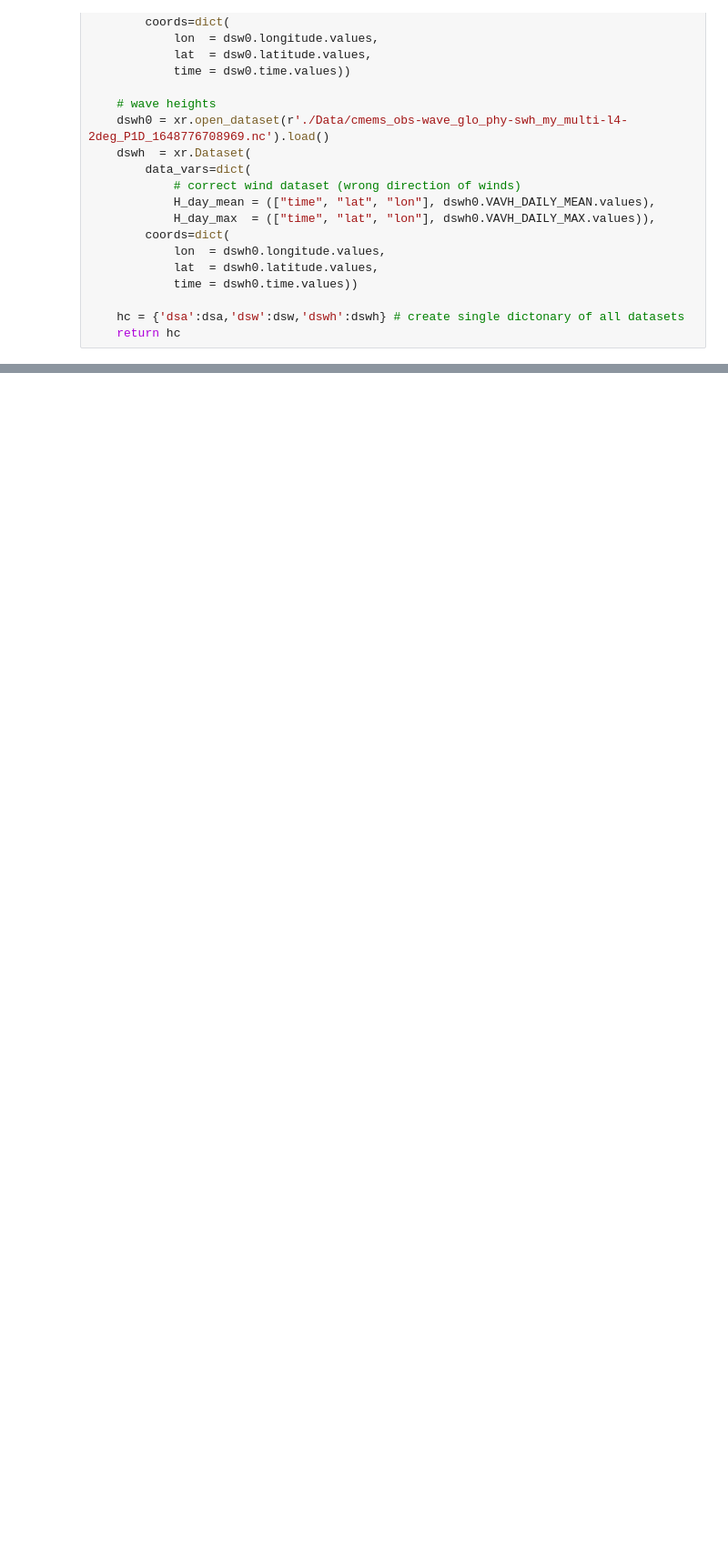
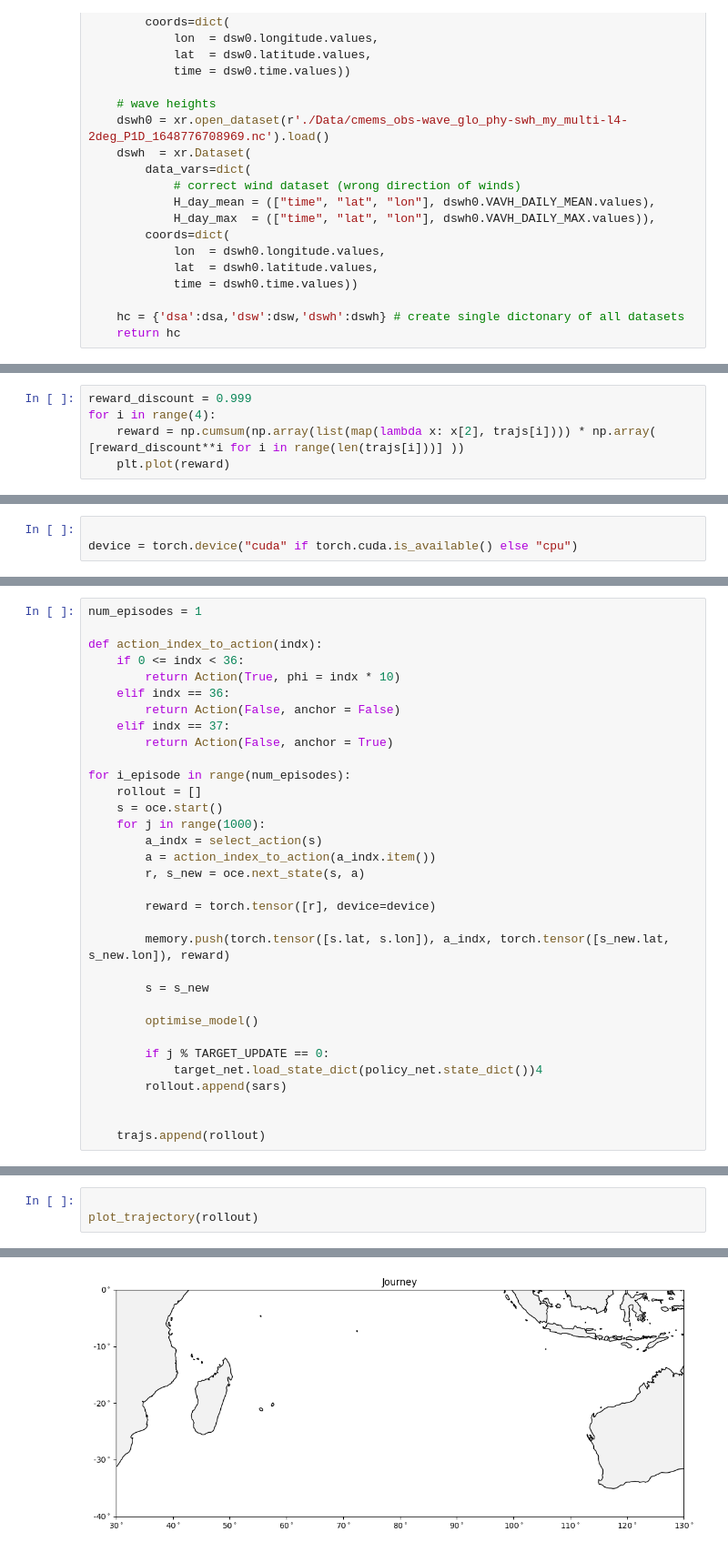
Before and after one commit to rdkreij/oceanrow, a Jupyter notebook: mcts.ipynb, the cells around one changed output, grey strips where cells are left out. Shown: that part at 91% size. Saved outputs shown, nothing was run; the diff lists cells and outputs as text; blank space fills up the shorter version.

Commit message:
added reward function

```diff
--- a/mcts.ipynb
+++ b/mcts.ipynb
@@ -109,0 +177,5 @@ row.mcts(hc, 90, 5, 200000, 10000000)
+# %%
+reward_discount = 0.999
+for i in range(4):
+    reward = np.cumsum(np.array(list(map(lambda x: x[2], trajs[i]))) * np.array( [reward_discount**i for i in range(len(trajs[i]))] ))
+    plt.plot(reward)
@@ -109,0 +229,3 @@ row.mcts(hc, 90, 5, 200000, 10000000)
+# %%
+
+device = torch.device("cuda" if torch.cuda.is_available() else "cpu")
@@ -109,0 +297,33 @@ row.mcts(hc, 90, 5, 200000, 10000000)
+# %%
+num_episodes = 1
+
+def action_index_to_action(indx):
+    if 0 <= indx < 36:
+        return Action(True, phi = indx * 10)
+    elif indx == 36:
+        return Action(False, anchor = False)
+    elif indx == 37:
+        return Action(False, anchor = True)
+
+for i_episode in range(num_episodes):
+    rollout = []
+    s = oce.start()
+    for j in range(1000):
+        a_indx = select_action(s)
+        a = action_index_to_action(a_indx.item())
+        r, s_new = oce.next_state(s, a)
+
+        reward = torch.tensor([r], device=device)
+
+        memory.push(torch.tensor([s.lat, s.lon]), a_indx, torch.tensor([s_new.lat, s_new.lon]), reward)
+
+        s = s_new
+
+        optimise_model()
+
+        if j % TARGET_UPDATE == 0:
+            target_net.load_state_dict(policy_net.state_dict())4
+        rollout.append(sars)
+
+
+    trajs.append(rollout)
@@ -109,0 +336,4 @@ row.mcts(hc, 90, 5, 200000, 10000000)
+# %%
+
+plot_trajectory(rollout)
+# %% [output]
@@ -109,0 +341 @@ row.mcts(hc, 90, 5, 200000, 10000000)
+[figure, added]
```
Also changed, not shown: parts of 23 cells of this notebook, 1 other file.
